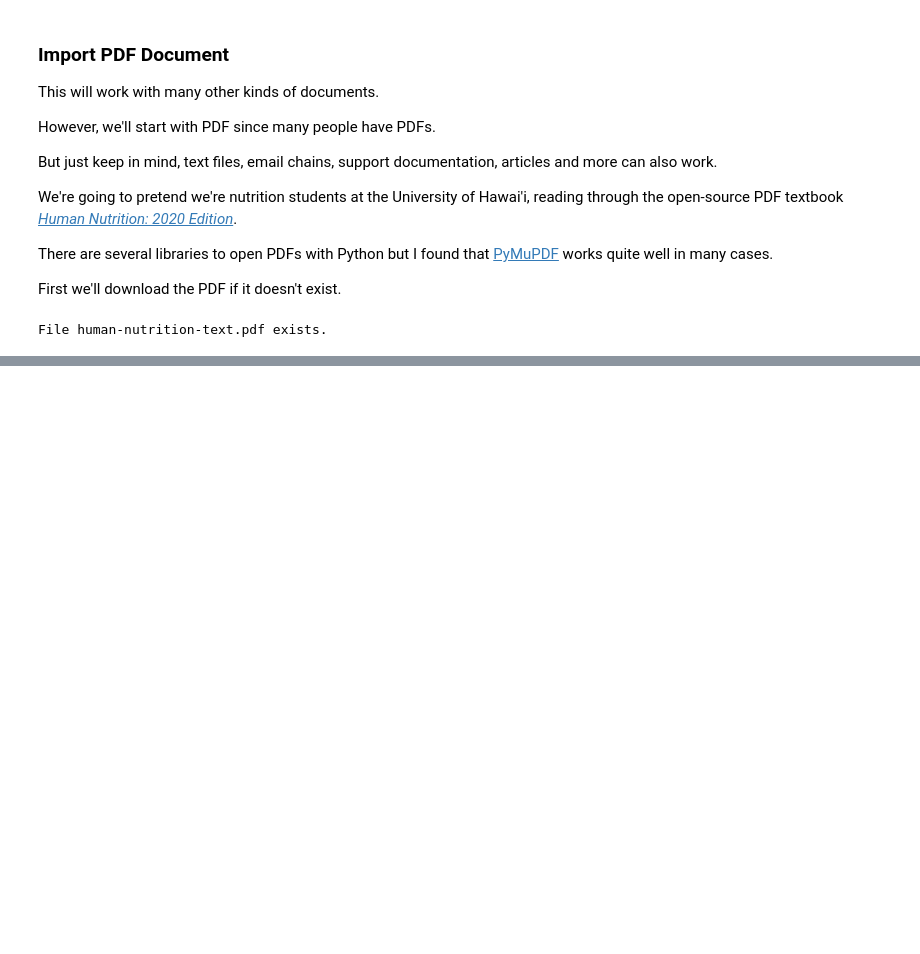
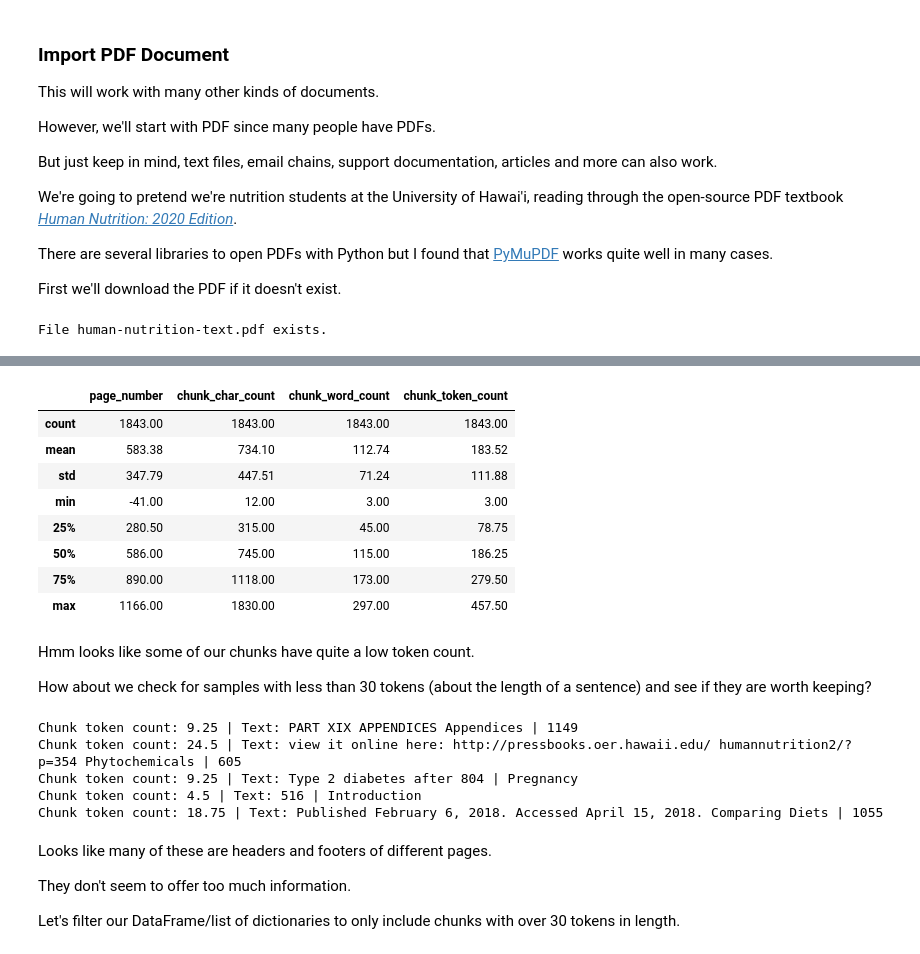
Before and after one commit to debarghya18/local-RAG, a Jupyter notebook: local-rag.ipynb, the cells around one changed output, grey strips where cells are left out. Drawn from its saved outputs; the diff is of its cells as text; code cells hidden in the pictures; blank space fills up the shorter version.

```diff
--- a/local-rag.ipynb
+++ b/local-rag.ipynb
@@ -161,0 +334,9 @@ File human-nutrition-text.pdf exists.
+# %%
+for item in tqdm(pages_and_texts):
+    item["sentences"]=list(nlp(item["text"]).sents)
+
+    # Make sure all sentences are strings
+    item["sentences"] = [str(sentence) for sentence in item["sentences"]]
+
+    # Count the sentences
+    item["page_sentence_count_spacy"] = len(item["sentences"])
@@ -161,0 +464,24 @@ File human-nutrition-text.pdf exists.
+# %%
+import re
+
+# Split each chunk into its own item
+pages_and_chunks = []
+for item in tqdm(pages_and_texts):
+    for sentence_chunk in item["sentence_chunks"]:
+        chunk_dict = {}
+        chunk_dict["page_number"] = item["page_number"]
+
+        # Join the sentences together into a paragraph-like structure, aka a chunk (so they are a single string)
+        joined_sentence_chunk = "".join(sentence_chunk).replace("  ", " ").strip()
+        joined_sentence_chunk = re.sub(r'\.([A-Z])', r'. \1', joined_sentence_chunk) # ".A" -> ". A" for any full-stop/capital letter combo
+        chunk_dict["sentence_chunk"] = joined_sentence_chunk
+
+        # Get stats about the chunk
+        chunk_dict["chunk_char_count"] = len(joined_sentence_chunk)
+        chunk_dict["chunk_word_count"] = len([word for word in joined_sentence_chunk.split(" ")])
+        chunk_dict["chunk_token_count"] = len(joined_sentence_chunk) / 4 # 1 token = ~4 characters
+
+        pages_and_chunks.append(chunk_dict)
+
+# How many chunks do we have?
+len(pages_and_chunks)
@@ -161,0 +506,35 @@ File human-nutrition-text.pdf exists.
+# %%
+# Create a DataFrame to get stats
+df = pd.DataFrame(pages_and_chunks)
+df.describe().round(2)
+# %% [output]
+|  | page_number | chunk_char_count | chunk_word_count | chunk_token_count |
+| count | 1843.00 | 1843.00 | 1843.00 | 1843.00 |
+| mean | 583.38 | 734.10 | 112.74 | 183.52 |
+| std | 347.79 | 447.51 | 71.24 | 111.88 |
+| min | -41.00 | 12.00 | 3.00 | 3.00 |
+| 25% | 280.50 | 315.00 | 45.00 | 78.75 |
+| 50% | 586.00 | 745.00 | 115.00 | 186.25 |
+| 75% | 890.00 | 1118.00 | 173.00 | 279.50 |
+| max | 1166.00 | 1830.00 | 297.00 | 457.50 |
+# %% [markdown]
+Hmm looks like some of our chunks have quite a low token count.
+
+How about we check for samples with less than 30 tokens (about the length of a sentence) and see if they are worth keeping?
+# %%
+# Show random chunks with under 30 tokens in length
+min_token_length = 30
+for row in df[df["chunk_token_count"] <= min_token_length].sample(5).iterrows():
+    print(f'Chunk token count: {row[1]["chunk_token_count"]} | Text: {row[1]["sentence_chunk"]}')
+# %% [output]
+Chunk token count: 9.25 | Text: PART XIX APPENDICES Appendices | 1149
+Chunk token count: 24.5 | Text: view it online here: http://pressbooks.oer.hawaii.edu/ humannutrition2/?p=354 Phytochemicals | 605
+Chunk token count: 9.25 | Text: Type 2 diabetes after 804 | Pregnancy
+Chunk token count: 4.5 | Text: 516 | Introduction
+Chunk token count: 18.75 | Text: Published February 6, 2018. Accessed April 15, 2018. Comparing Diets | 1055
+# %% [markdown]
+Looks like many of these are headers and footers of different pages.
+
+They don't seem to offer too much information.
+
+Let's filter our DataFrame/list of dictionaries to only include chunks with over 30 tokens in length.
```
Also changed, not shown: parts of 34 cells of this notebook.
